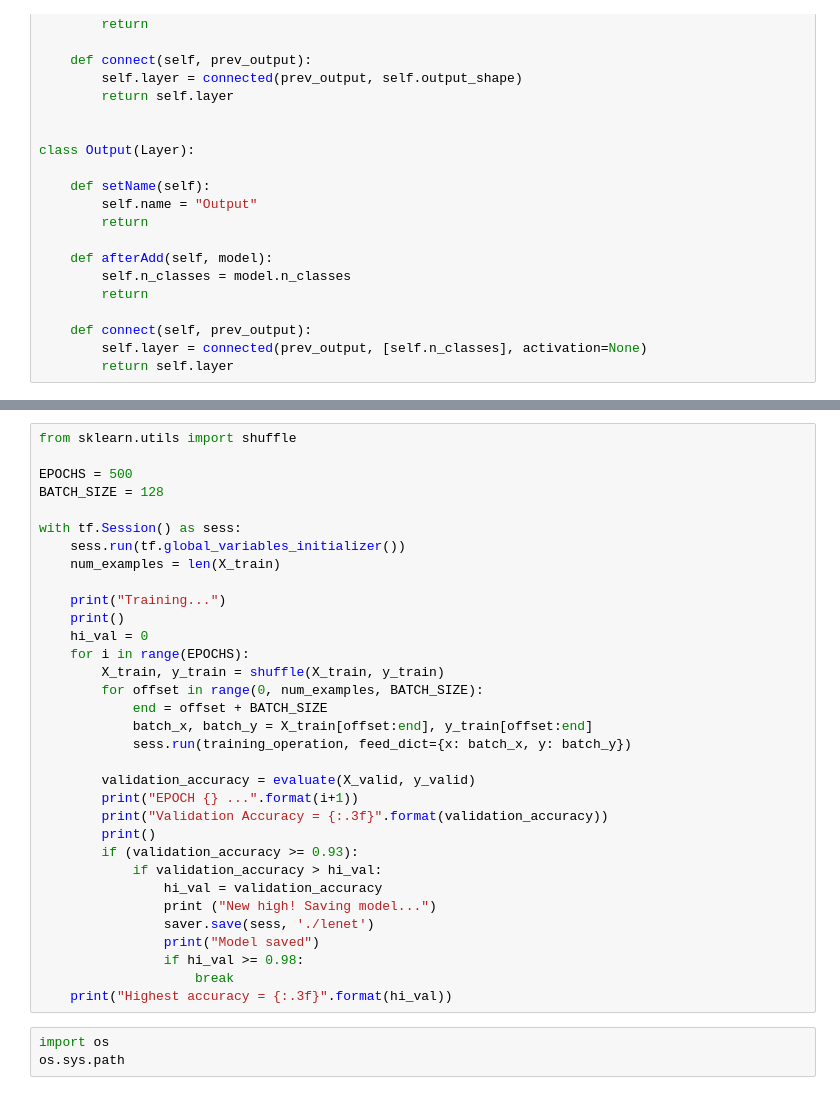
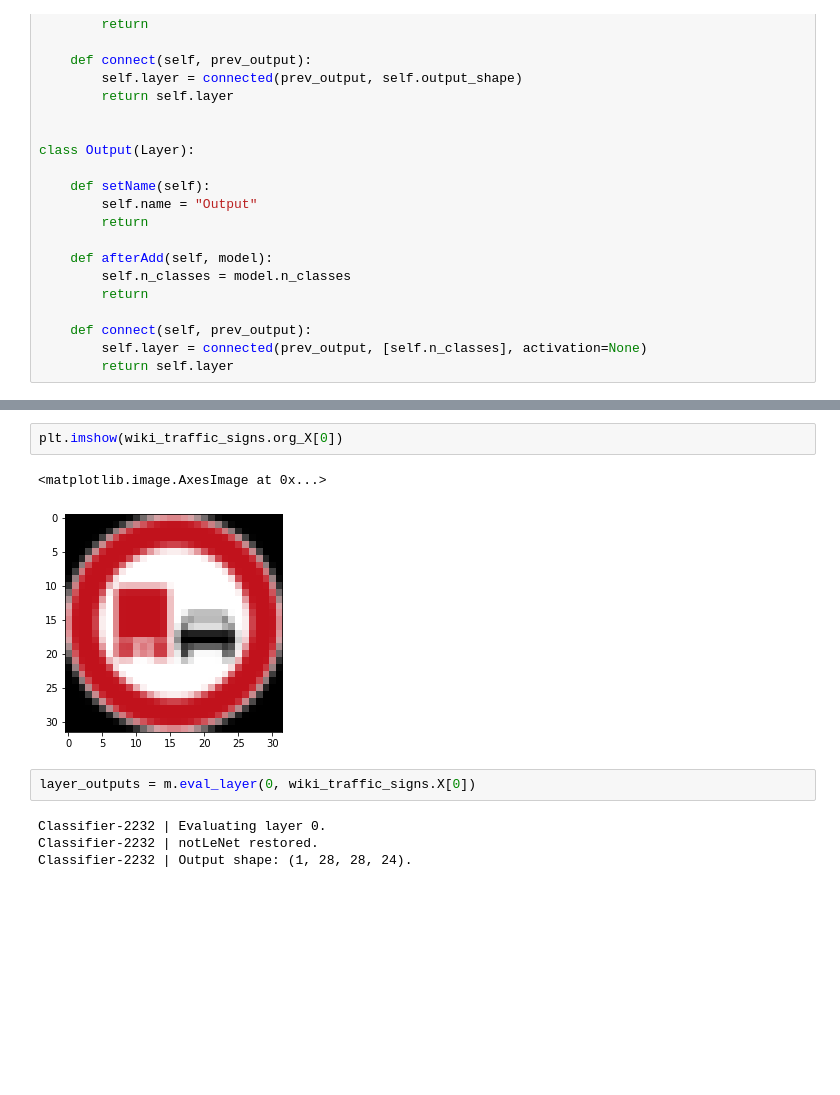
Before and after one commit to ben-blazado/CarND-Traffic-Sign-Classifier-Project, a Jupyter notebook: test.ipynb, the cells around one changed output, grey strips where cells are left out. Drawn from its saved outputs; the diff is of its cells as text; blank space fills up the shorter version.

```diff
--- a/test.ipynb
+++ b/test.ipynb
@@ -1064,36 +1062,11 @@ def evaluate(X_data, y_data):
-# %%
-from sklearn.utils import shuffle
-
-EPOCHS = 500
-BATCH_SIZE = 128
-
-with tf.Session() as sess:
-    sess.run(tf.global_variables_initializer())
-    num_examples = len(X_train)
-
-    print("Training...")
-    print()
-    hi_val = 0
-    for i in range(EPOCHS):
-        X_train, y_train = shuffle(X_train, y_train)
-        for offset in range(0, num_examples, BATCH_SIZE):
-            end = offset + BATCH_SIZE
-            batch_x, batch_y = X_train[offset:end], y_train[offset:end]
-            sess.run(training_operation, feed_dict={x: batch_x, y: batch_y})
-
-        validation_accuracy = evaluate(X_valid, y_valid)
-        print("EPOCH {} ...".format(i+1))
-        print("Validation Accuracy = {:.3f}".format(validation_accuracy))
-        print()
-        if (validation_accuracy >= 0.93):
-            if validation_accuracy > hi_val:
-                hi_val = validation_accuracy
-                print ("New high! Saving model...")
-                saver.save(sess, './lenet')
-                print("Model saved")
-                if hi_val >= 0.98:
-                    break
-    print("Highest accuracy = {:.3f}".format(hi_val))
-# %%
-import os
-os.sys.path
+# %%
+plt.imshow(wiki_traffic_signs.org_X[0])
+# %% [output]
+<matplotlib.image.AxesImage at 0x...>
+[figure, added]
+# %%
+layer_outputs = m.eval_layer(0, wiki_traffic_signs.X[0])
+# %% [output]
+Classifier-2232 | Evaluating layer 0.
+Classifier-2232 | notLeNet restored.
+Classifier-2232 | Output shape: (1, 28, 28, 24).
```
Also changed, not shown: parts of 20 cells of this notebook, 3 other files.
